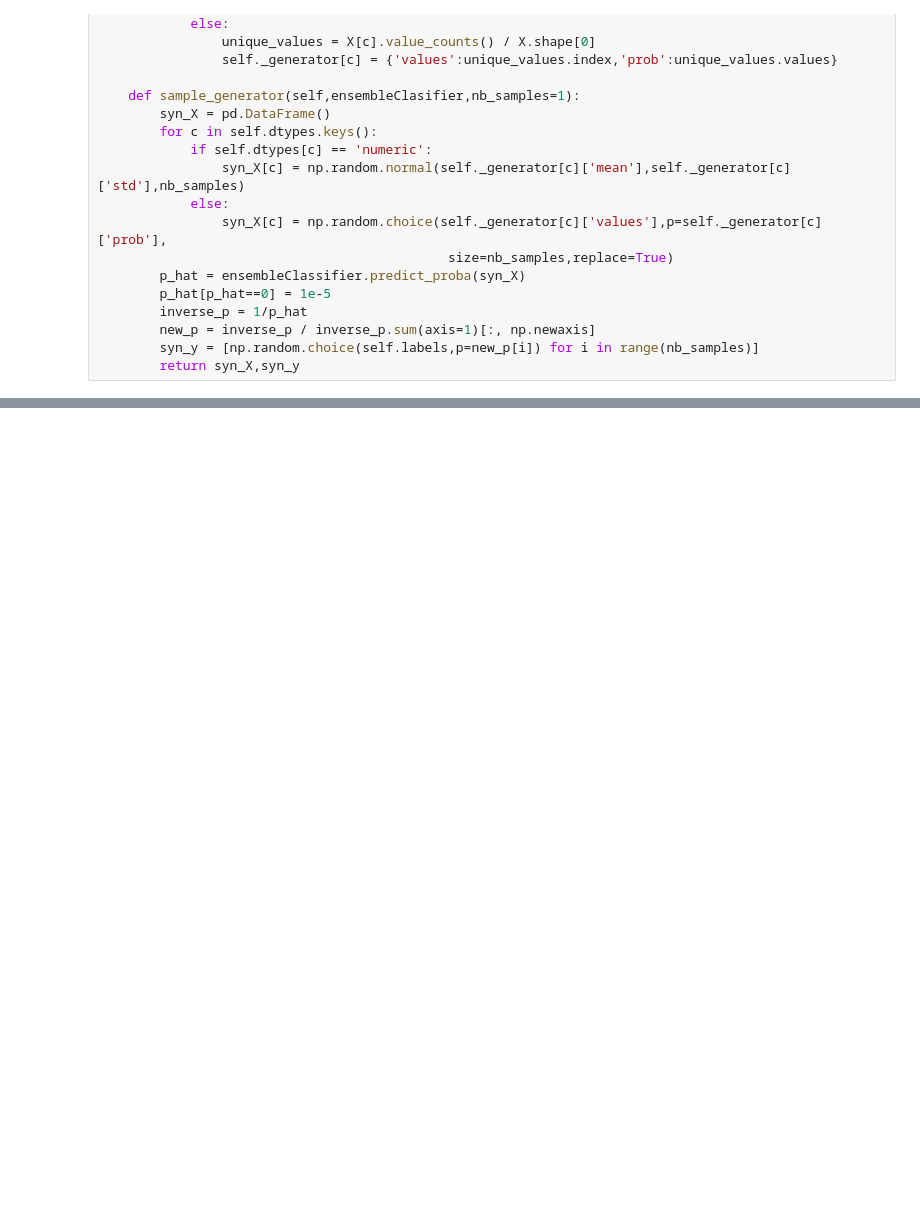
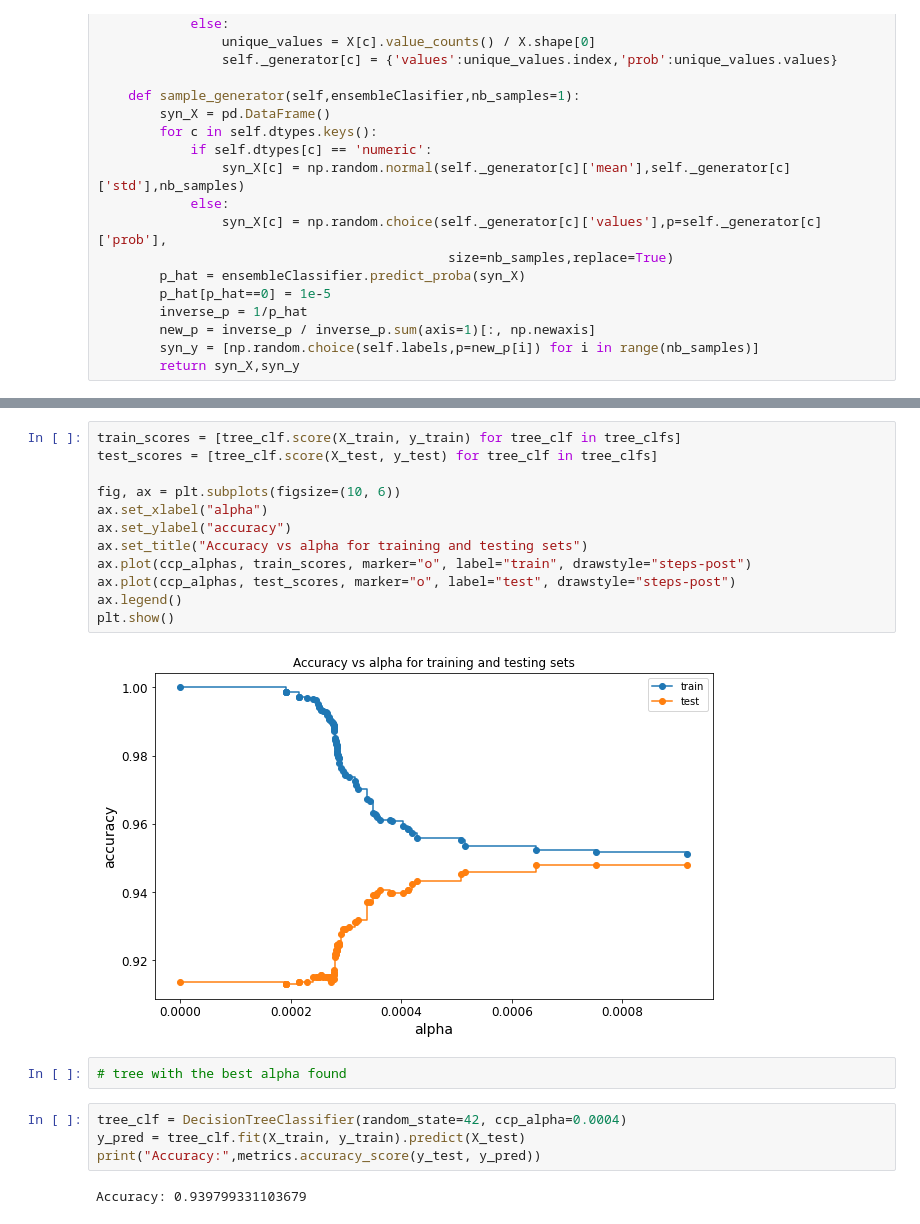
Before and after one commit to Lisnivia/F21DL, a Jupyter notebook: Lab 8.ipynb, the cells around one changed output, grey strips where cells are left out. Cells and saved outputs as stored; diff of their text form; blank space fills up the shorter version.

```diff
--- a/Lab 8.ipynb
+++ b/Lab 8.ipynb
@@ -277,0 +347,22 @@ TypeError: __init__() takes from 1 to 2 positional arguments but 4 were given
+# %%
+train_scores = [tree_clf.score(X_train, y_train) for tree_clf in tree_clfs]
+test_scores = [tree_clf.score(X_test, y_test) for tree_clf in tree_clfs]
+
+fig, ax = plt.subplots(figsize=(10, 6))
+ax.set_xlabel("alpha")
+ax.set_ylabel("accuracy")
+ax.set_title("Accuracy vs alpha for training and testing sets")
+ax.plot(ccp_alphas, train_scores, marker="o", label="train", drawstyle="steps-post")
+ax.plot(ccp_alphas, test_scores, marker="o", label="test", drawstyle="steps-post")
+ax.legend()
+plt.show()
+# %% [output]
+[figure, added]
+# %%
+# tree with the best alpha found
+# %%
+tree_clf = DecisionTreeClassifier(random_state=42, ccp_alpha=0.0004)
+y_pred = tree_clf.fit(X_train, y_train).predict(X_test)
+print("Accuracy:",metrics.accuracy_score(y_test, y_pred))
+# %% [output]
+Accuracy: 0.939799331103679
```
Also changed, not shown: parts of 70 cells of this notebook, 5 other files.
